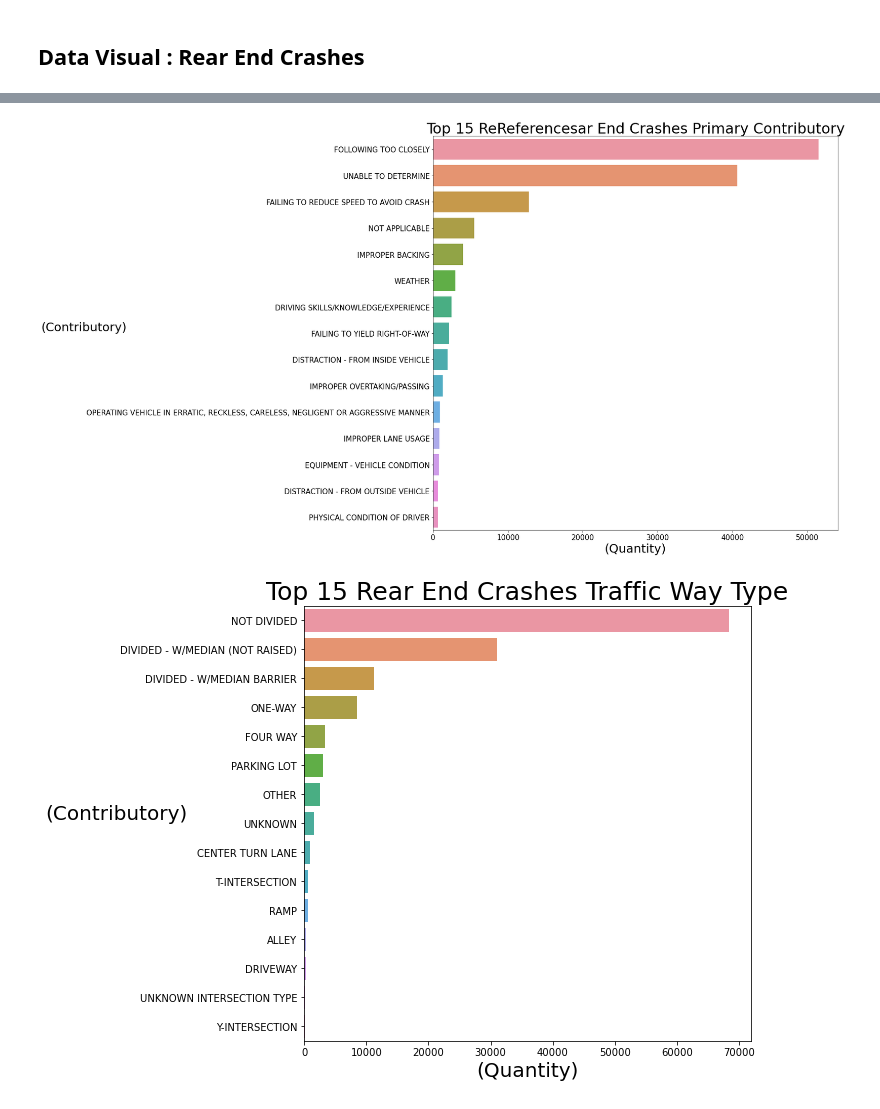
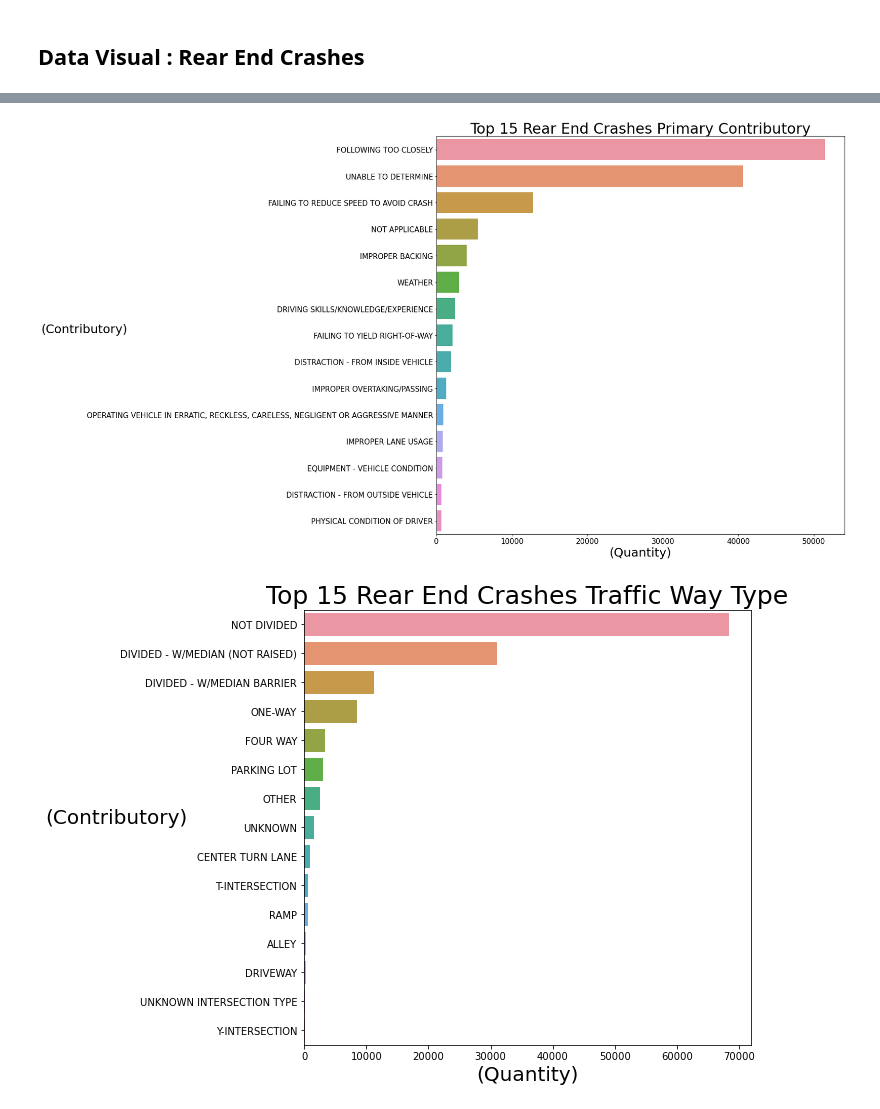
Before and after one commit to NewCyberGypsy/chicago_traffic_crash, a Jupyter notebook: crash.ipynb, the cells around one changed output, grey strips where cells are left out. Drawn from its saved outputs; the diff is of its cells as text; code cells hidden in the pictures.

Commit message:
Updated markdown of crash.ipynb

```diff
--- a/crash.ipynb
+++ b/crash.ipynb
@@ -819,18 +819,18 @@ Index(['FOLLOWING TOO CLOSELY', 'UNABLE TO DETERMINE',
 # %%
 warnings.filterwarnings('ignore')
 plt.figure(figsize=(15,15))
 
 y = rear_end.PRIM_CONTRIBUTORY_CAUSE.value_counts().values[:15]
 x = rear_end.PRIM_CONTRIBUTORY_CAUSE.value_counts().index[:15]
 
 sns.barplot(y, x)
-plt.title('Top 15 ReReferencesar End Crashes Primary Contributory', size=30)
+plt.title('Top 15 Rear End Crashes Primary Contributory', size=30)
 plt.ylabel("(Contributory)", size=25, rotation=0)
 plt.xlabel("(Quantity)", size=25)
 plt.xticks(size=15)
 plt.yticks(size=15);
 # %% [output]
-[figure, old version]
+[figure, new version]
 # %%
 warnings.filterwarnings('ignore')
 plt.figure(figsize=(8,8))
```
